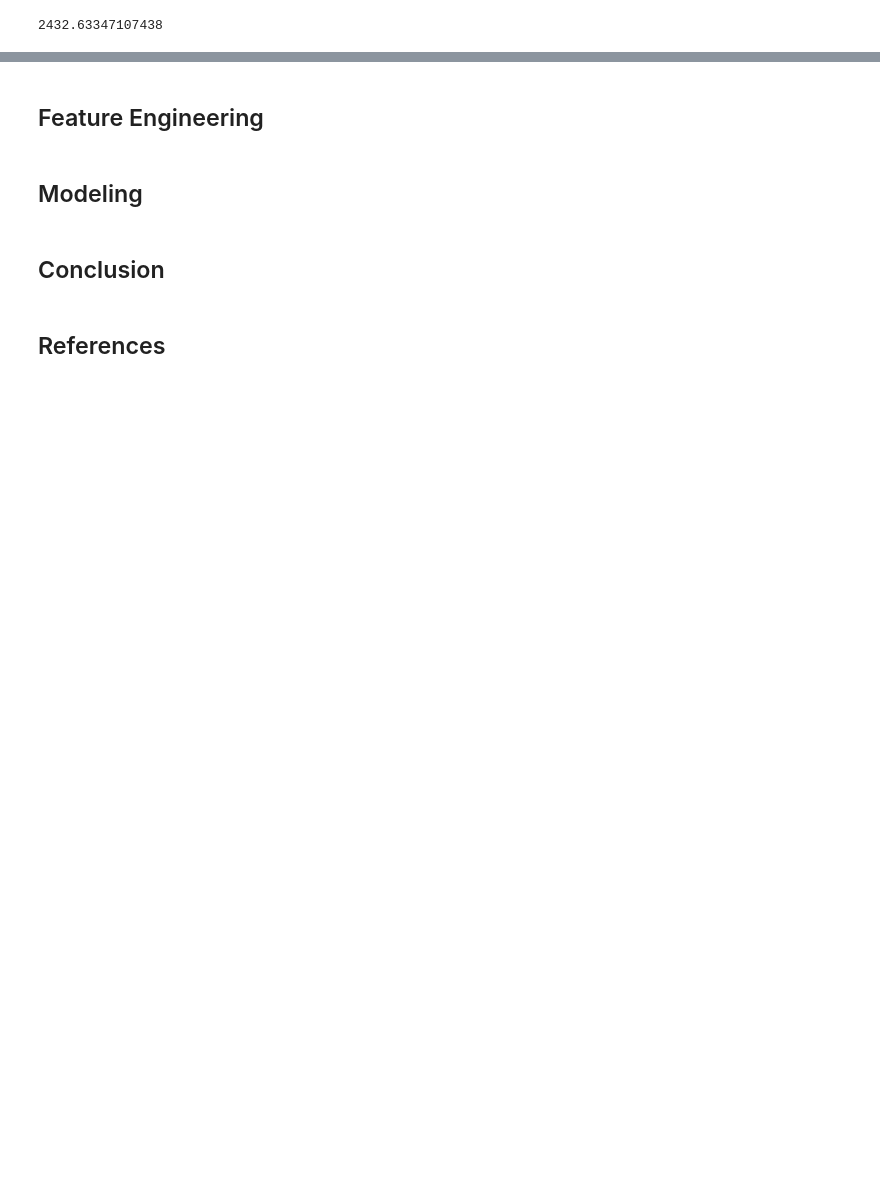
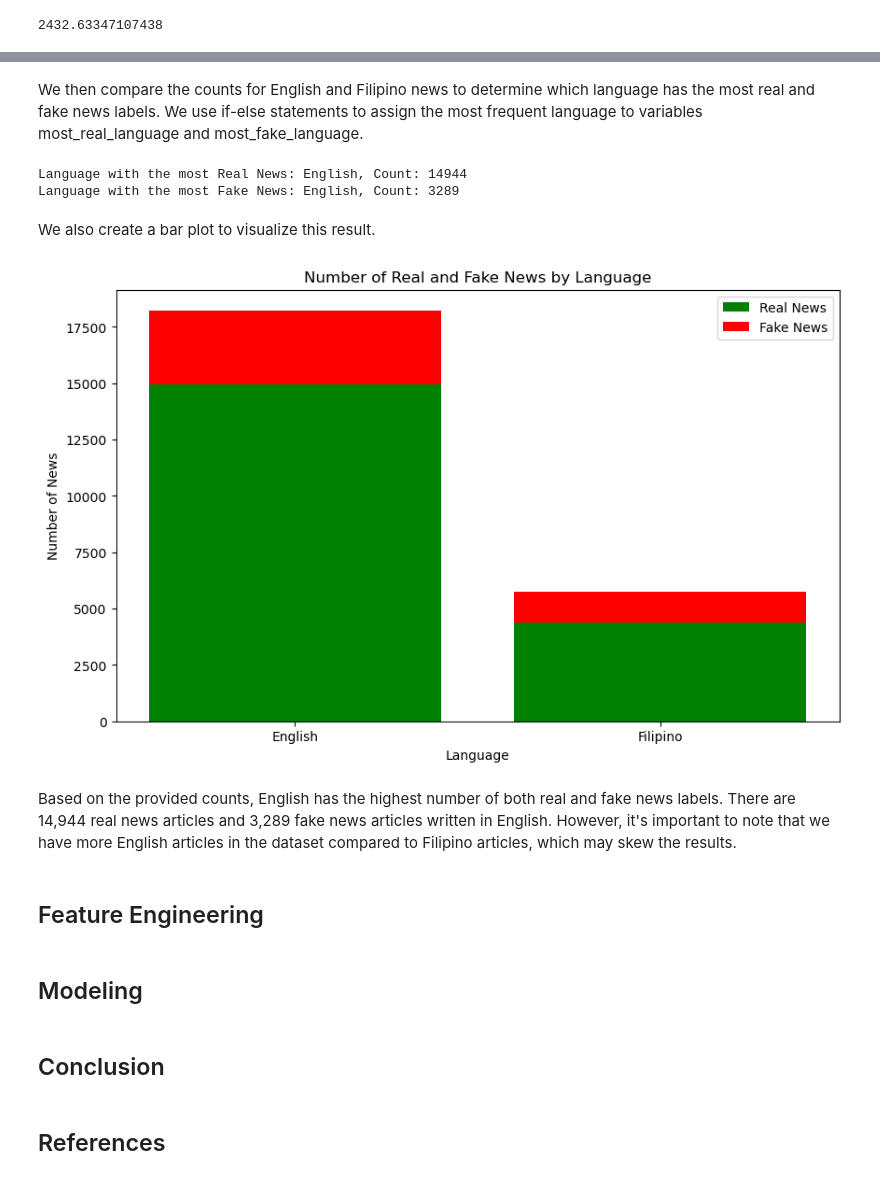
Before and after one commit to francheska-vicente/data102-fake-news, a Jupyter notebook: main.ipynb, the cells around one changed output, grey strips where cells are left out. Saved outputs shown, nothing was run; the diff lists cells and outputs as text; code cells hidden in the pictures; blank space fills up the shorter version.

```diff
--- a/main.ipynb
+++ b/main.ipynb
@@ -1126,0 +1361,3 @@ Comparing the results of the two label, it is evident that the fake label has a
+# %%
+df_english_news = pd.read_csv('english_news.csv')
+df_english_news.head()
@@ -1126,0 +1371,3 @@ Comparing the results of the two label, it is evident that the fake label has a
+# %%
+df_filipino_news = pd.read_csv('filipino_news.csv')
+df_filipino_news.head()
@@ -1127,3 +1383,53 @@ Comparing the results of the two label, it is evident that the fake label has a
+# %%
+english_real_count = df_english_news[df_english_news['label'] == 0].shape[0]
+english_fake_count = df_english_news[df_english_news['label'] == 1].shape[0]
+# %%
+filipino_real_count = df_filipino_news[df_filipino_news['label'] == 0].shape[0]
+filipino_fake_count = df_filipino_news[df_filipino_news['label'] == 1].shape[0]
+# %% [markdown]
+We then compare the counts for English and Filipino news to determine which language has the most real and fake news labels. We use if-else statements to assign the most frequent language to variables most_real_language and most_fake_language.
+# %%
+# Compare the counts to determine which language has the most real and fake news labels
+if english_real_count > filipino_real_count:
+    most_real_language = 'English'
+    most_real_count = english_real_count
+else:
+    most_real_language = 'Filipino'
+    most_real_count = filipino_real_count
+
+if english_fake_count > filipino_fake_count:
+    most_fake_language = 'English'
+    most_fake_count = english_fake_count
+else:
+    most_fake_language = 'Filipino'
+    most_fake_count = filipino_fake_count
+
+# Display the results
+print(f"Language with the most Real News: {most_real_language}, Count: {most_real_count}")
+print(f"Language with the most Fake News: {most_fake_language}, Count: {most_fake_count}")
+# %% [output]
+Language with the most Real News: English, Count: 14944
+Language with the most Fake News: English, Count: 3289
+# %% [markdown]
+We also create a bar plot to visualize this result.
+# %%
+# bar plot to visualize the counts
+languages = ['English', 'Filipino']
+real_counts = [english_real_count, filipino_real_count]
+fake_counts = [english_fake_count, filipino_fake_count]
+
+plt.figure(figsize=(10, 6))
+plt.bar(languages, real_counts, color='green', label='Real News')
+plt.bar(languages, fake_counts, bottom=real_counts, color='red', label='Fake News')
+plt.xlabel('Language')
+plt.ylabel('Number of News')
+plt.title('Number of Real and Fake News by Language')
+plt.legend()
+plt.show()
+# %% [output]
+[figure, added]
+# %% [markdown]
+Based on the provided counts, English has the highest number of both real and fake news labels. There are 14,944 real news articles and 3,289 fake news articles written in English. However, it's important to note that we have more English articles in the dataset compared to Filipino articles, which may skew the results.
 # %% [markdown]
 ## Feature Engineering
 # %% [markdown]
```
Also changed, not shown: parts of 192 cells of this notebook.
